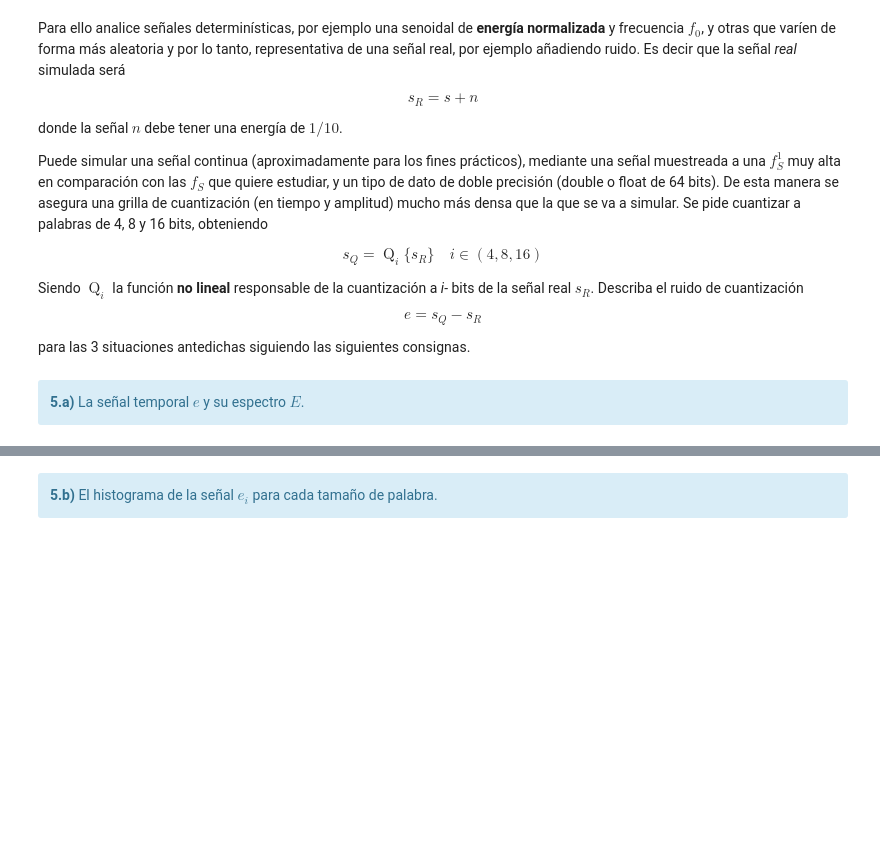
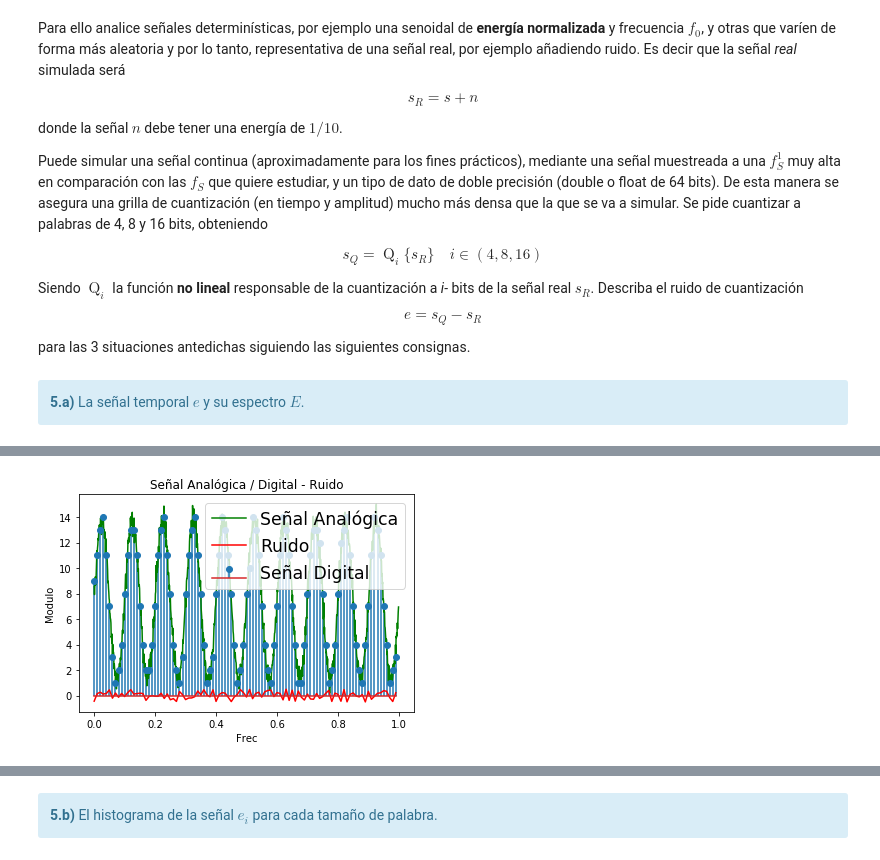
Before and after one commit to yaninacorsaro/PDS, a Jupyter notebook: TP1 - Muestreo de señales - Forurier.ipynb, the cells around one changed output, grey strips where cells are left out. Cells and saved outputs as stored; diff of their text form; code cells hidden in the pictures; blank space fills up the shorter version.

```diff
--- a/TP1 - Muestreo de señales - Forurier.ipynb
+++ b/TP1 - Muestreo de señales - Forurier.ipynb
@@ -1454,0 +1429,80 @@ HTML(df.to_html())
+# %%
+#######################################
+# Tu simulación que genere resultados #
+#######################################
+
+def ADC(xx,fs,s, bits):
+    Ts = int(fs/s)
+    digital = (xx[::Ts])
+    digital= np.rint(digital*(2**bits-1))
+    i=0
+    for sample in digital:
+        if sample>2**bits-1:
+            digital[i]= 2**bits-1
+        if sample<0:
+            digital[i]=0
+        else:
+            digital[i] = sample
+        i += 1
+    return np.array(digital)
+
+
+N  = 1000 # muestras
+fs = 1000 # Hz
+a0 = np.sqrt(2)    # Volts
+p0 = 0     # radianes
+
+tus_resultados = [ ['$\sum_{f=0}^{f_S/2} \lvert S_R(f) \rvert ^2$', '$\sum_{f=0}^{f_S/2} \lvert S_Q(f) \rvert ^2$', '$\sum_{f=0}^{f_S/2} \lvert e(f) \rvert ^2$' ],
+                   ['',                                             '',                                             ''                              ],
+
+                 ]
+
+pot = []
+e = []
+e_list = []
+
+tt, xx = generador_senoidal (fs=fs, f0=fs/100, N=N, a0=a0, p0=p0)
+ruido = np.random.normal(0, 0.1, len(xx))
+
+corr = np.correlate(ruido,ruido, mode='same')
+potRuido = corr[int(N/2)]/len(corr)
+
+xx += ruido
+pot = np.mean(xx**2)
+
+continua = 0.5
+
+xx /= 2*np.max(xx)
+xx += continua
+
+bits = [4, 8, 16]
+
+for bit in bits:
+
+    digital = ADC(xx=xx,fs=fs,s=fs/10,bits=bit)
+
+    e = (2**bit-1)*xx[::10] - digital
+    e_list.append(e)
+
+    fig, ax1 = plt.subplots()
+    ax1.plot(tt,(2**bit-1)*xx,'g',label='Señal Analógica')
+    ax1.plot(tt[::10],e,'r',label='Ruido')
+
+    ax1.stem(tt[::10], digital,label='Señal Digital', use_line_collection = True)
+    ax1.set_title('Señal Analógica / Digital - Ruido')
+    ax1.set_ylabel('Modulo')
+    ax1.set_xlabel('Frec')
+
+    ax1.legend(loc='upper right', fontsize = 'xx-large')  # Add a legend.
+
+    tus_resultados.append([str(pot), str(np.mean(digital**2)/(2**bit-1)**2), str(np.mean(e**2))])
+
+df = DataFrame(tus_resultados, columns=['Energía total', 'Energía total Q', 'Energía total $e$'],
+               index=['$f_0$ \ expr. matemática',
+                      '',
+                      '4 bits',
+                      '8 bits',
+                      '16 bits'
+                      ])
+HTML(df.to_html())
+# %% [output]
@@ -1454,0 +1515 @@ HTML(df.to_html())
+[figure, added]
```
Also changed, not shown: parts of 6 cells of this notebook.
